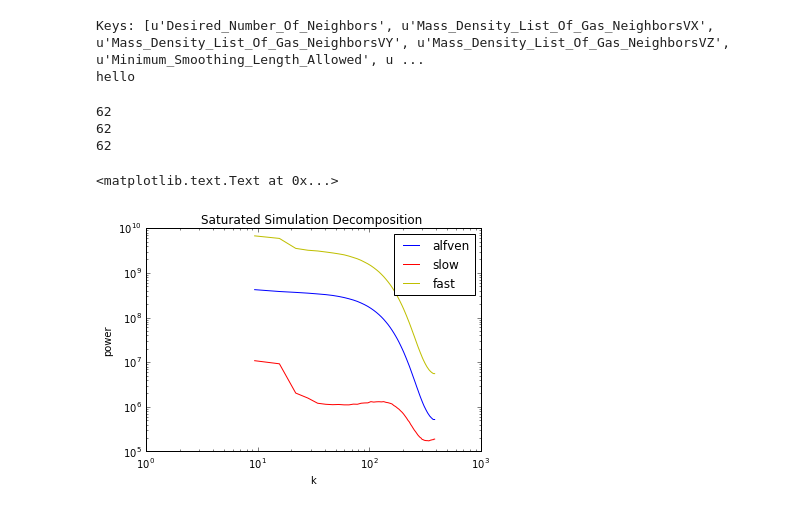
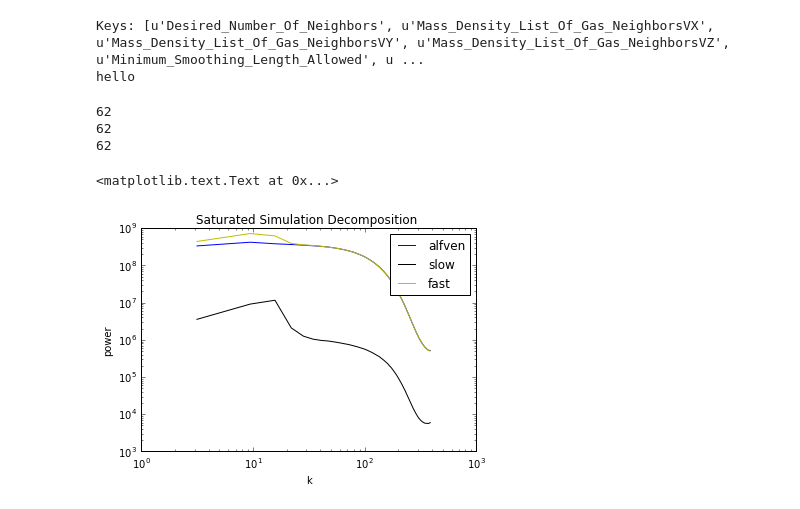
Before and after one commit to DSeligman/MHD_mode_decomposition, a Jupyter notebook: MODE_decomposition_tests.ipynb, the cells around one changed output. Saved outputs shown, nothing was run; the diff lists cells and outputs as text; code cells hidden in the pictures.

```diff
--- a/MODE_decomposition_tests.ipynb
+++ b/MODE_decomposition_tests.ipynb
@@ -47,6 +47,9 @@ def mode_decomp(Vx,Vy,Vz,beta):
     khx = KX/Kmag;
     khy = KY/Kmag;
     khz = KZ/Kmag;
+    khx[np.isnan(khx)]=0.
+    khy[np.isnan(khy)]=0.
+    khz[np.isnan(khz)]=0.
     #k-Grid for binning the spectra
     kgrid = np.arange(0,max(ky.imag)+2.*np.pi/L[0],2.*np.pi/L[0])
 
@@ -81,22 +84,28 @@ def mode_decomp(Vx,Vy,Vz,beta):
         #% Fast wave part
         fastV = costh*sinth/beta*(thx*fVx + thy*fVy + thz*fVz) + khx*fVx + khy*fVy + khz*fVz;
     #General beta case A29 - A30
+    elif(beta<10.):
+        alpha = beta/2.
+        slowV = (khz*fVz)-costh*sinth*alpha*((khy)*fVy + (khx)*fVx)
+        fastV = costh*sinth*alpha*(khz*fVz)-((khy)*fVy + (khx)*fVx)
+
+
+
+
     else:
+        alpha = beta/2.
+        D = np.array(((1.+alpha)**2-4.*alpha*costh*costh),dtype=complex)
+        #normalize
+        fz = np.sum(abs(khz*fVz))
+        fxy = np.sum(abs((khy)*fVy + (khx)*fVx))
+        fracz = fz/(fz+fxy)
+        fracxy=fxy/(fz+fxy)
+        slowV = ((-1.+alpha-np.sqrt(D))*(khz*fVz)+(1.+alpha-np.sqrt(D))*((khy)*fVy + (khx)*fVx))/((-1.+alpha-np.sqrt(D))*fracz+(1.+alpha-np.sqrt(D))*fracxy)
+        slowV[np.isnan(slowV)]=0.
+        fastV= ((-1.+alpha+np.sqrt(D))*(khz*fVz)+(1.+alpha+np.sqrt(D))*((khy)*fVy + (khx)*fVx))/((-1.+alpha+np.sqrt(D))*fracz+(1.+alpha+np.sqrt(D))*fracxy)
 
-        alpha = beta/2.
 
-        D = np.array(((1.+alpha)**2-4.*alpha*costh*costh),dtype=complex)
-        #print D
-        #print KY/Kperp
-        slowV = (-1.+alpha-np.sqrt(D))*(khz*fVz)+(1.+alpha-np.sqrt(D))*((KY/Kperp)*fVy + (KX/Kperp)*fVx)
-        fastV= (-1.+alpha+np.sqrt(D))*(khz*fVz)+(1.+alpha+np.sqrt(D))*((KY/Kperp)*fVy + (KX/Kperp)*fVx)
-        #slowV = (-1.+alpha-np.sqrt(D))*(khz*fVz)+(1.+alpha-np.sqrt(D))*(khy*fVy + khx*fVx)
-        #fastV= (-1.+alpha+np.sqrt(D))*(khz*fVz)+(1.+alpha+np.sqrt(D))*(khy*fVy + khx*fVx)
-        #slowV = (-1.+alpha-np.sqrt(D))*(KX*fVx)+(1.+alpha-np.sqrt(D))*(KY*fVy + KZ*fVz)
-        #fastV= (-1.+alpha+np.sqrt(D))*(KX*fVx)+(1.+alpha+np.sqrt(D))*(KY*fVy + KZ*fVz)
-        #print (-1.+alpha+np.sqrt(D))
-        #print fastV
-        #-thx*fVx - thy*fVy - thz*fVz + costh*sinth/beta*(khx*fVx + khy*fVy + khz*fVz);
+
     alfVIso = spect1D((alfV),Kmag,kgrid)
     #VIso = spect1D(fVx,Kmag,kgrid) + spect1D(fVy,Kmag,kgrid) + spect1D(fVz,Kmag,kgrid); #% velocity spectrum
     #SpFIso =spect1D(cmpVx,Kmag,kgrid) + spect1D(cmpVy,Kmag,kgrid) + spect1D(cmpVz,Kmag,kgrid); #% Compressive part (slow+fast) of the velocity
@@ -200,37 +312,37 @@ plt.title('Slow Fast Compressible Mode Test ')
 # %%
-#
+#now run the code on our simulation
 infi=h5py.File('/Users/darrylseligman/Desktop/Flatiron/Phil/Initial_Magnetic_Simulations/jono_default_params/b0_N64/output_wheeler/dust_ALFVEN_snap_0946.h5','r') # (defined same as above)
 print("Keys: %s" % infi.keys())
 #h_g = np.array(infi["Smoothing_Length_List_Of_Gas_Neighbors"]) # this will act like a normal vector: h_g[:] for all elements
 #h_d=np.array(infi["Smoothing_Length_List_Of_Dust_Neighbors"])
 #read the list of B and V
 #B0=np.array(infi["Mass_Density_List_Of_Gas_Neighbors_B0"])
 #B1=np.array(infi["Mass_Density_List_Of_Gas_Neighbors_B1"])
 #B2=np.array(infi["Mass_Density_List_Of_Gas_Neighbors_B2"])
 
 V0=np.array(infi["Mass_Density_List_Of_Gas_NeighborsVX"])
 V1=np.array(infi["Mass_Density_List_Of_Gas_NeighborsVY"])
 V2=np.array(infi["Mass_Density_List_Of_Gas_NeighborsVZ"])
 xgrid=np.array(infi["x_grid"])
 #nngb_d_v1=np.array(infi["Mass_Density_List_Of_Dust_Neighbors_v1"])
 #nngb_g_v1=np.array(infi["Mass_Density_List_Of_Gas_Neighbors_v1"])
 
 infi.close()
 
 kgridG,alfVIso,fastVIso,slowVIso=mode_decomp(V0,V1,V2,1.)
 
 plt.loglog(kgridG,alfVIso,'b',label='alfven')
-plt.loglog(kgridG,slowVIso,'r',label='slow')
+plt.loglog(kgridG,slowVIso,'k',label='slow')
 plt.loglog(kgridG,fastVIso,'y',label='fast')
 plt.legend()
 plt.xlabel('k')
 plt.ylabel('power')
 plt.title('Saturated Simulation Decomposition ')
 # %% [output]
 Keys: [u'Desired_Number_Of_Neighbors', u'Mass_Density_List_Of_Gas_NeighborsVX', u'Mass_Density_List_Of_Gas_NeighborsVY', u'Mass_Density_List_Of_Gas_NeighborsVZ', u'Minimum_Smoothing_Length_Allowed', u ...
 hello
 62
 62
 62
 <matplotlib.text.Text at 0x...>
-[figure, old version]
+[figure, new version]
```
Also changed, not shown: parts of 7 cells of this notebook.
